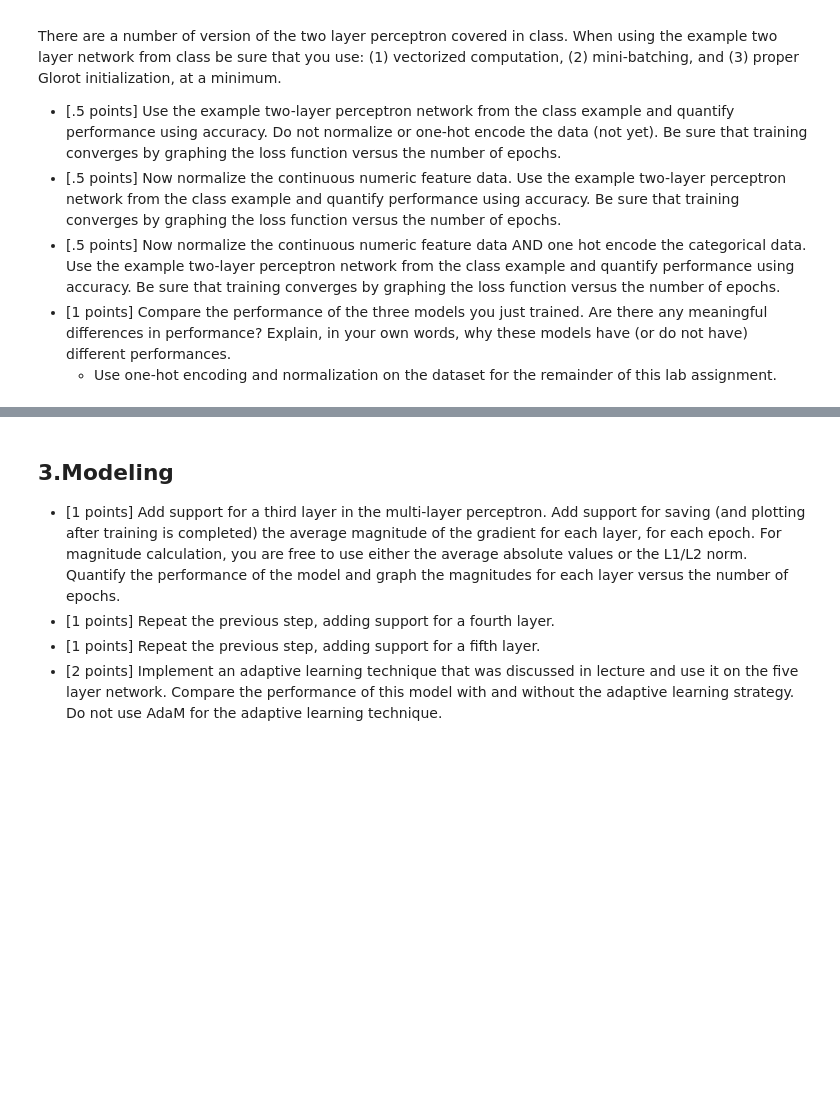
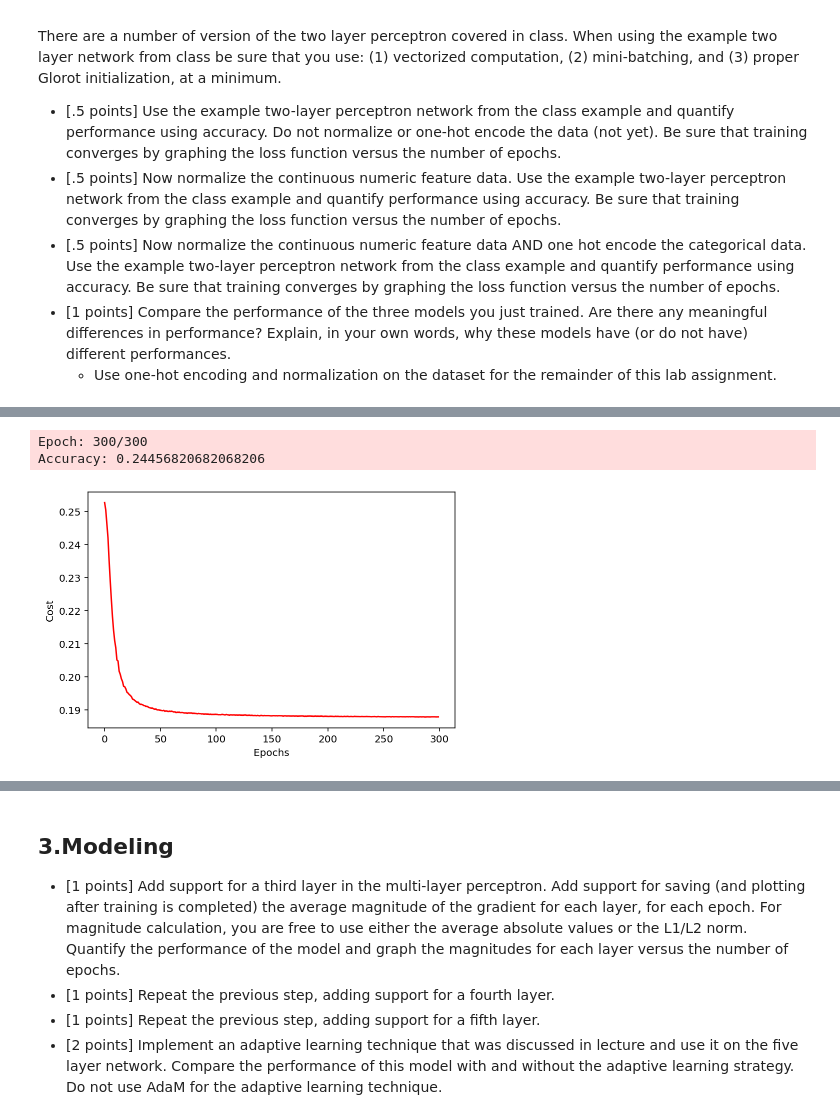
Before and after one commit to amor-tsai/MachineLearningNotebooks, a Jupyter notebook: Lab4.ipynb, the cells around one changed output, grey strips where cells are left out. Cells and saved outputs as stored; diff of their text form; code cells hidden in the pictures; blank space fills up the shorter version.

```diff
--- a/Lab4.ipynb
+++ b/Lab4.ipynb
@@ -198,0 +429,13 @@ There are a number of version of the two layer perceptron covered in class. When
+# %%
+%%time
+params['epochs'] = 300
+params['onehot']=True
+nn3 = TwoLayerPerceptron(**params)
+nn3.fit(X_train, y_train, print_progress=1)
+print()
+print('Accuracy:',accuracy_score(y_test,nn3.predict(X_test)))
+nn3.graph_loss_function()
+# %% [output]
+Epoch: 300/300
+Accuracy: 0.24456820682068206
+[figure, added]
```
Also changed, not shown: parts of 36 cells of this notebook.
